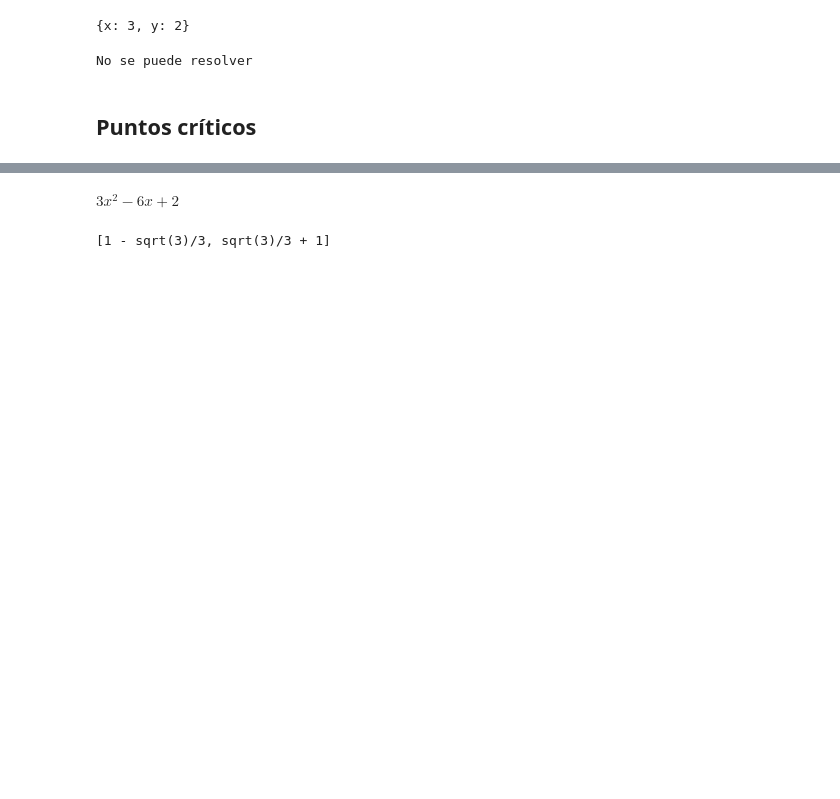
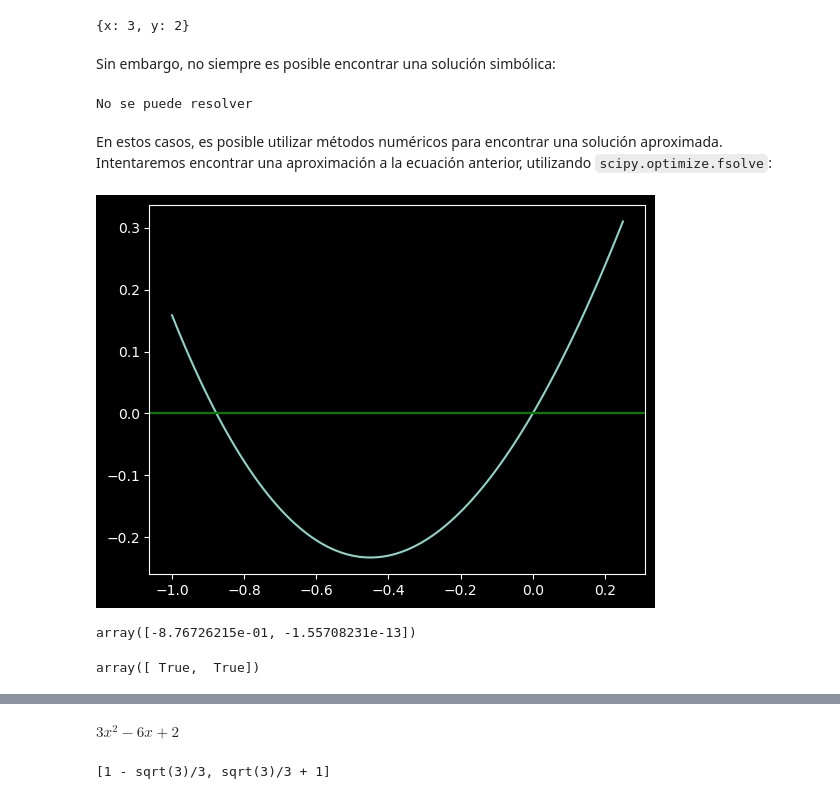
Before and after one commit to julihocc/infotec-propedeutico-recursos, a Jupyter notebook: Módulo 4 Cálculo/04-01-calculo-diferencial.ipynb, the cells around one changed output, grey strips where cells are left out. Cells and saved outputs as stored; diff of their text form; code cells hidden in the pictures; blank space fills up the shorter version.

```diff
--- a/Módulo 4 Cálculo/04-01-calculo-diferencial.ipynb
+++ b/Módulo 4 Cálculo/04-01-calculo-diferencial.ipynb
@@ -70,6 +100,8 @@ solucion_sistema = solve(sistema, (x, y))
 print(solucion_sistema)  # {x: 3, y: 2}
 # %% [output]
 {x: 3, y: 2}
+# %% [markdown]
+Sin embargo, no siempre es posible encontrar una solución simbólica:
 # %%
 try:
     ecuacion_no_lineal = Eq(x**2 + sin(x), 0)
@@ -79,5 +111,31 @@ except:
     print("No se puede resolver")
 # %% [output]
 No se puede resolver
-# %% [markdown]
-## Puntos críticos
+# %% [markdown]
+En estos casos, es posible utilizar métodos numéricos para encontrar una solución aproximada. Intentaremos encontrar una aproximación a la ecuación anterior, utilizando `scipy.optimize.fsolve`:
+# %%
+import numpy as np
+import matplotlib.pyplot as plt
+
+x = np.linspace(-1, 0.25, 100)
+y = np.power(x,2) + np.sin(x)
+
+plt.plot(x, y)
+plt.axhline(0, color='green')  # This line adds the x-axis
+plt.show()
+# %% [output]
+[figure, added]
+# %%
+from scipy.optimize import fsolve
+
+def f(x):
+    return np.power(x,2) + np.sin(x)
+
+x = fsolve(f, [-1, 0.25])
+x
+# %% [output]
+array([-8.76726215e-01, -1.55708231e-13])
+# %%
+np.isclose(f(x), 0)
+# %% [output]
+array([ True,  True])
```
Also changed, not shown: parts of 30 cells of this notebook.
